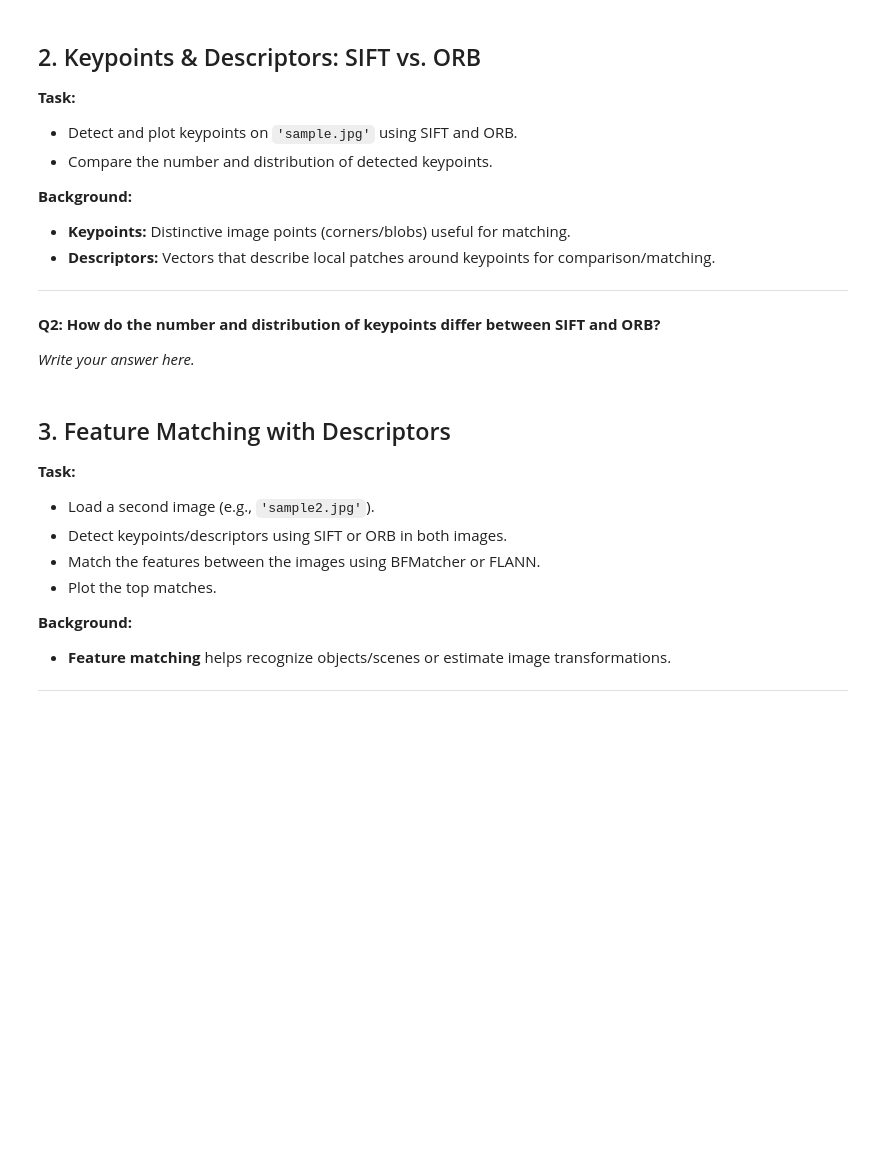
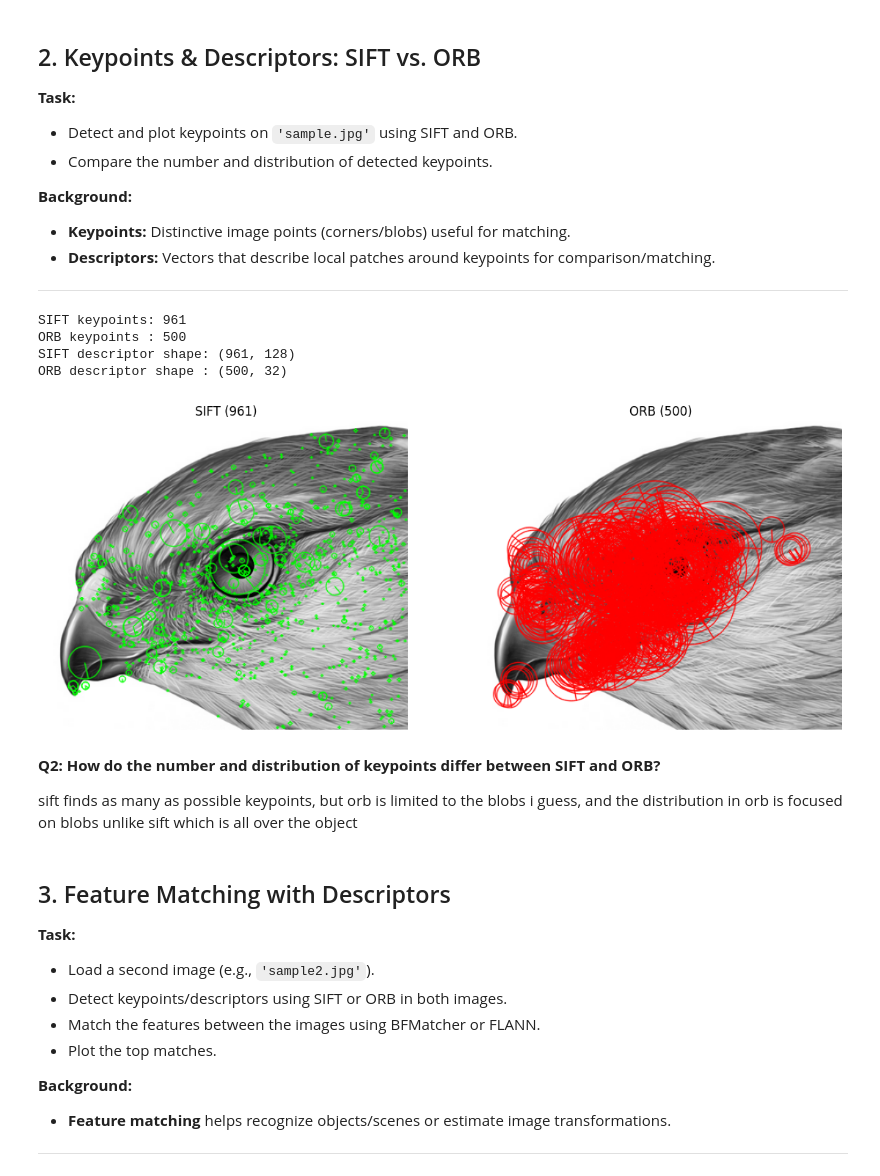
Before and after one commit to hobibat/SkyXperts-Vision-Course, a Jupyter notebook: tasks/tasks2.ipynb, the cells around one changed output. Drawn from its saved outputs; the diff is of its cells as text; code cells hidden in the pictures; blank space fills up the shorter version.

```diff
--- a/tasks/tasks2.ipynb
+++ b/tasks/tasks2.ipynb
@@ -56,16 +77,38 @@ _Write your observations here._
 ---
 # %%
 # Detect and plot SIFT keypoints
-sift = cv2.SIFT_create()
+sift = cv.SIFT_create()
+kp_sift, des_sift = sift.detectAndCompute(img, None)
 
 # Detect and plot ORB keypoints
-orb = cv2.ORB_create()
+orb = cv.ORB_create()
+kp_orb, des_orb = orb.detectAndCompute(img, None)
+
+img_sift = cv.drawKeypoints(img, kp_sift, None, color=(0, 255, 0), flags=cv.DRAW_MATCHES_FLAGS_DRAW_RICH_KEYPOINTS)
+img_orb = cv.drawKeypoints(img, kp_orb, None, color=(255, 0, 0), flags=cv.DRAW_MATCHES_FLAGS_DRAW_RICH_KEYPOINTS)
+
 
 # TODO: Count and compare number of keypoints for SIFT and ORB
+print('SIFT keypoints:', len(kp_sift))
+print('ORB keypoints :', len(kp_orb))
+print('SIFT descriptor shape:', des_sift.shape)   # (N, 128) floats
+print('ORB descriptor shape :', des_orb.shape)
+
+plt.figure(figsize=(14, 6))
+plt.subplot(1, 2, 1); plt.imshow(img_sift); plt.title(f'SIFT ({len(kp_sift)})'); plt.axis('off')
+plt.subplot(1, 2, 2); plt.imshow(img_orb);  plt.title(f'ORB ({len(kp_orb)})');  plt.axis('off')
+plt.show()
+# i was too lazy to write all these print () so i got some help from claude :|
+# %% [output]
+SIFT keypoints: 961
+ORB keypoints : 500
+SIFT descriptor shape: (961, 128)
+ORB descriptor shape : (500, 32)
+[figure, added]
 # %% [markdown]
 **Q2: How do the number and distribution of keypoints differ between SIFT and ORB?**
 
-_Write your answer here._
+sift finds as many as possible keypoints, but orb is limited to the blobs i guess, and the distribution in orb is focused on blobs unlike sift which is all over the object
 # %% [markdown]
 ## 3. Feature Matching with Descriptors
 
```
Also changed, not shown: parts of 2 cells of this notebook, 16 other files.
